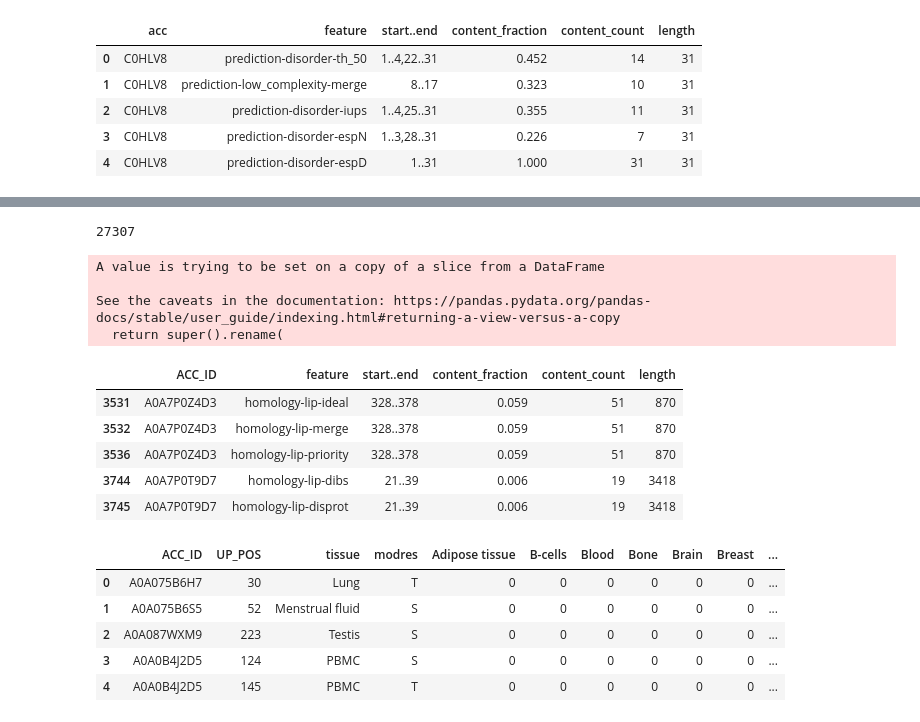
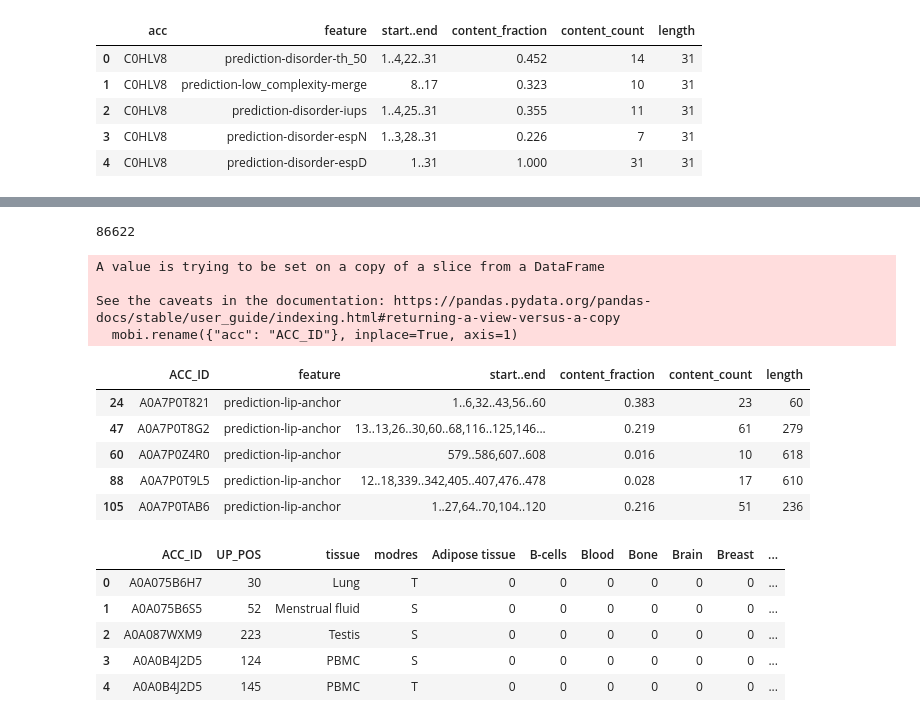
Before and after one commit to Hanne-Devos/Master_thesis, a Jupyter notebook: preparation_defence/images_thesis.ipynb, the cells around one changed output, grey strips where cells are left out. Saved outputs shown, nothing was run; the diff lists cells and outputs as text; code cells hidden in the pictures.

```diff
--- a/preparation_defence/images_thesis.ipynb
+++ b/preparation_defence/images_thesis.ipynb
@@ -335,22 +360,22 @@ See the caveats in the documentation: https://pandas.pydata.org/pandas-docs/stab
 | 37 | A0A7P0T8G2 | prediction-disorder-iupl | 1..4,6..17,24..29,43..44,48..49,5... | 0.391 | 109 | 279 |
 # %%
 mobi = mobi1[(((mobi1["feature"].str.contains("lip"))|
-               (mobi1["feature"].str.contains("binding_mode")))&(mobi1["feature"].str.contains("prediction")==False))]
+               (mobi1["feature"].str.contains("binding_mode"))))]
 mobi.rename({"acc": "ACC_ID"}, inplace=True, axis=1)
 print(mobi.shape[0])
 mobi.head()
 # %% [output]
-27307
+86622
 A value is trying to be set on a copy of a slice from a DataFrame
 
 See the caveats in the documentation: https://pandas.pydata.org/pandas-docs/stable/user_guide/indexing.html#returning-a-view-versus-a-copy
-  return super().rename(
+  mobi.rename({"acc": "ACC_ID"}, inplace=True, axis=1)
 |  | ACC_ID | feature | start..end | content_fraction | content_count | length |
-| 3531 | A0A7P0Z4D3 | homology-lip-ideal | 328..378 | 0.059 | 51 | 870 |
-| 3532 | A0A7P0Z4D3 | homology-lip-merge | 328..378 | 0.059 | 51 | 870 |
-| 3536 | A0A7P0Z4D3 | homology-lip-priority | 328..378 | 0.059 | 51 | 870 |
-| 3744 | A0A7P0T9D7 | homology-lip-dibs | 21..39 | 0.006 | 19 | 3418 |
-| 3745 | A0A7P0T9D7 | homology-lip-disprot | 21..39 | 0.006 | 19 | 3418 |
+| 24 | A0A7P0T821 | prediction-lip-anchor | 1..6,32..43,56..60 | 0.383 | 23 | 60 |
+| 47 | A0A7P0T8G2 | prediction-lip-anchor | 13..13,26..30,60..68,116..125,146... | 0.219 | 61 | 279 |
+| 60 | A0A7P0Z4R0 | prediction-lip-anchor | 579..586,607..608 | 0.016 | 10 | 618 |
+| 88 | A0A7P0T9L5 | prediction-lip-anchor | 12..18,339..342,405..407,476..478 | 0.028 | 17 | 610 |
+| 105 | A0A7P0TAB6 | prediction-lip-anchor | 1..27,64..70,104..120 | 0.216 | 51 | 236 |
 # %%
 data_site= pd.read_csv("site_data", sep="\t")
 data_site.head()
```
Also changed, not shown: parts of 36 cells of this notebook.
